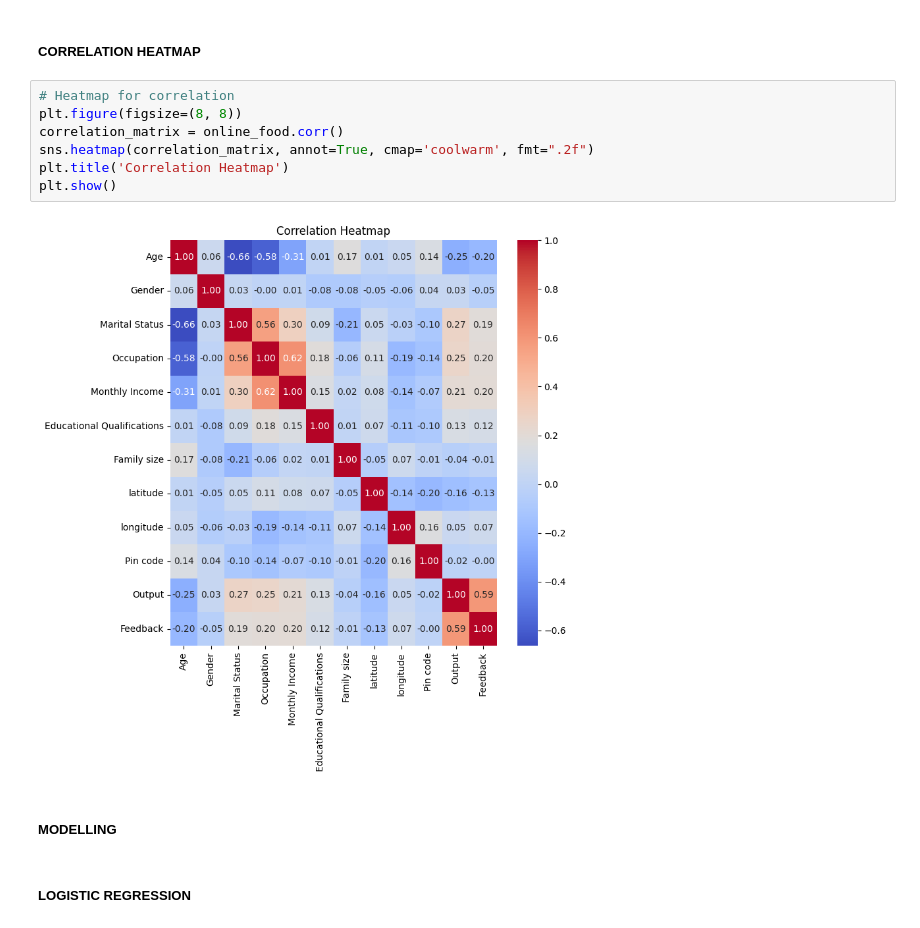
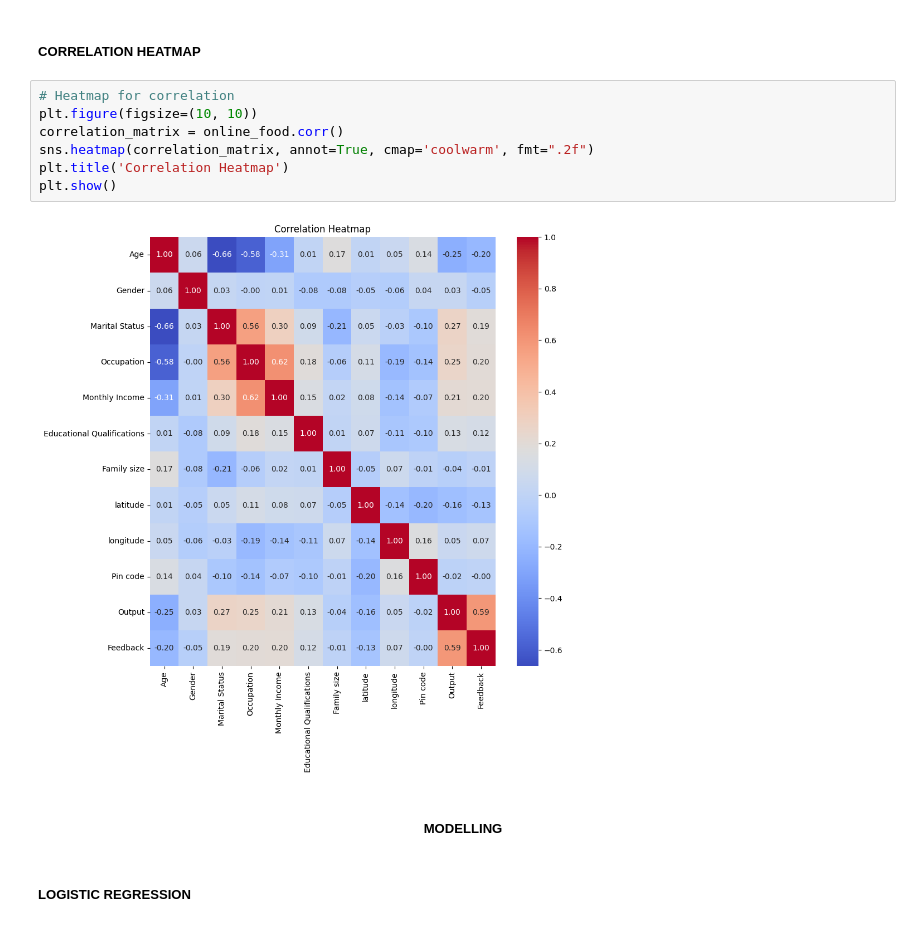
Before and after one commit to kwabenaboateng/ONLINE-FOOD, a Jupyter notebook: online food.ipynb, the cells around one changed output. Cells and saved outputs as stored; diff of their text form.

```diff
--- a/online food.ipynb
+++ b/online food.ipynb
@@ -443,15 +443,15 @@ online_food
 ##### CORRELATION HEATMAP
 # %%
 # Heatmap for correlation
-plt.figure(figsize=(8, 8))
+plt.figure(figsize=(10, 10))
 correlation_matrix = online_food.corr()
 sns.heatmap(correlation_matrix, annot=True, cmap='coolwarm', fmt=".2f")
 plt.title('Correlation Heatmap')
 plt.show()
 # %% [output]
-[figure, old version]
+[figure, new version]
 # %% [markdown]
-##### MODELLING
+##### <center> <b> MODELLING </b> </center>
 # %% [markdown]
 ##### LOGISTIC REGRESSION
 # %%
```
Also changed, not shown: parts of 5 cells of this notebook.
